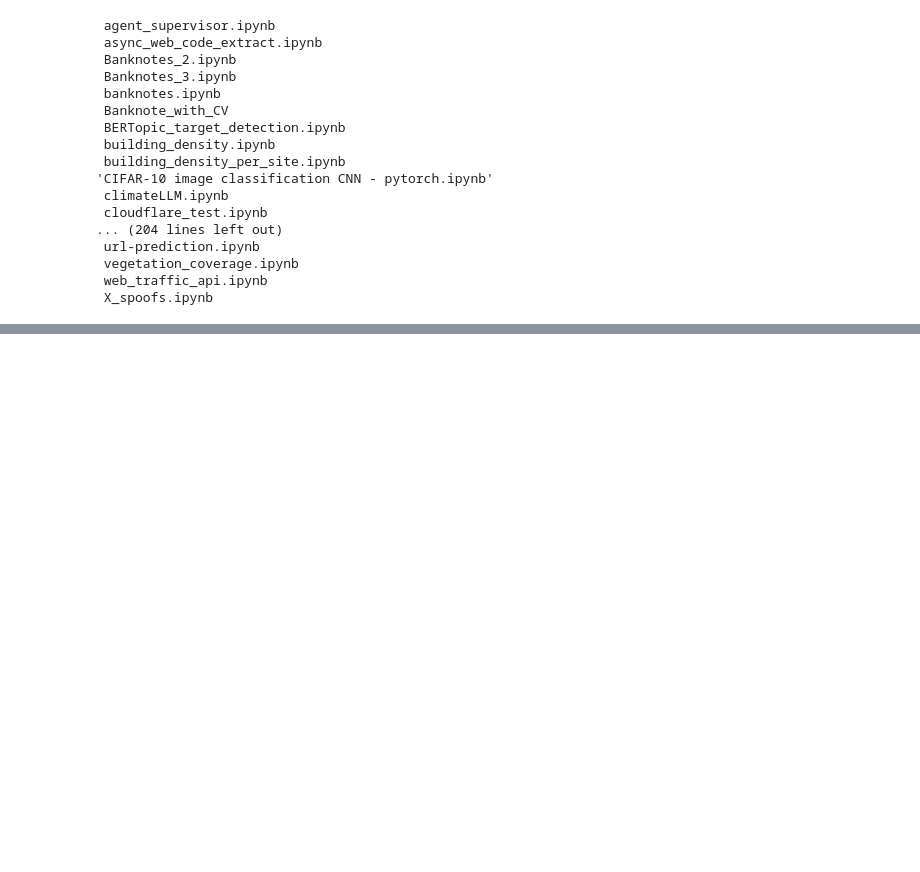
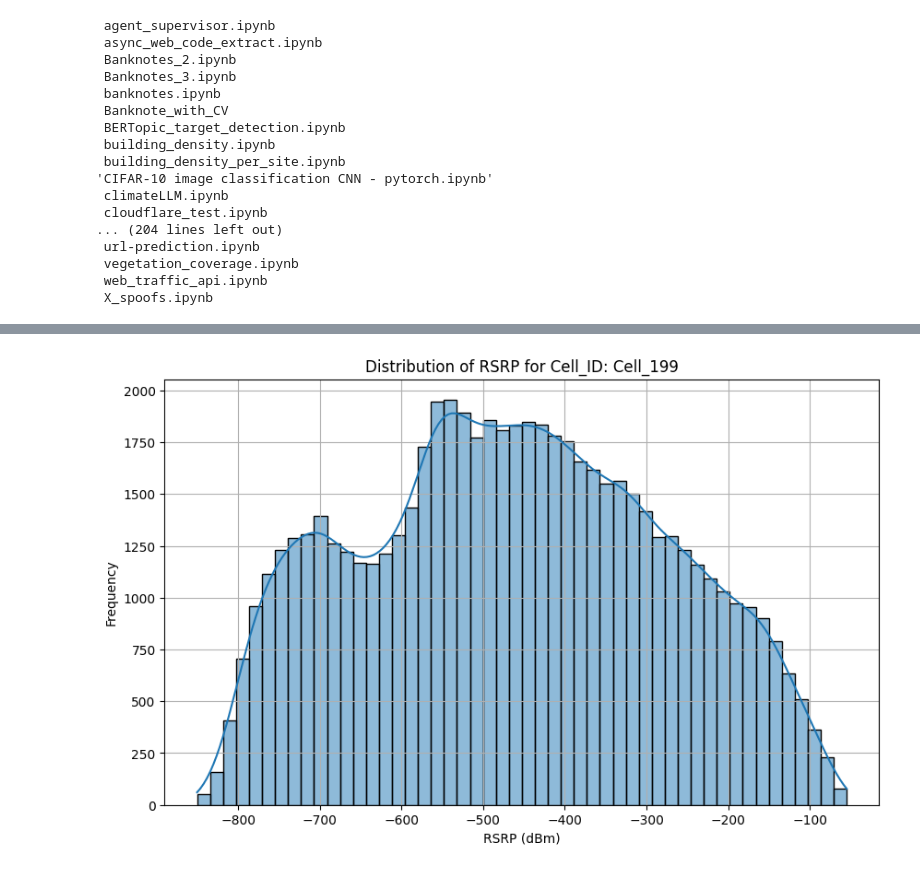
Before and after one commit to pabasara-samarakoon-4176/MDT_prediction, a Jupyter notebook: fyp_model_v6_kaggle.ipynb, the cells around one changed output, grey strips where cells are left out. Drawn from its saved outputs; the diff is of its cells as text; code cells hidden in the pictures; blank space fills up the shorter version.

```diff
--- a/fyp_model_v6_kaggle.ipynb
+++ b/fyp_model_v6_kaggle.ipynb
@@ -63,6 +101,6 @@ import pandas as pd
 import warnings
 warnings.filterwarnings('ignore')
 # %%
-filename = '/kaggle/input/mdt-synthesizer/synthetic_v7.csv'
+filename = '/content/drive/MyDrive/Final_year_project/datasets/synthetic_v7.csv'
 df = pd.read_csv(filename)
 df.head()
@@ -74,5 +137,20 @@ cell_counts
 # %%
 cell_counts_list = cell_counts.tolist()
+# %%
+import matplotlib.pyplot as plt
+import seaborn as sns
+
+cell_199_df = df[df['Cell_ID'] == 'Cell_199'].copy()
+
+plt.figure(figsize=(10, 6))
+sns.histplot(cell_199_df['RSRP'], kde=True, bins=50)
+plt.title('Distribution of RSRP for Cell_ID: Cell_199')
+plt.xlabel('RSRP (dBm)')
+plt.ylabel('Frequency')
+plt.grid(True)
+plt.show()
+# %% [output]
+[figure, added]
 # %%
 import pandas as pd
 import numpy as np
```
Also changed, not shown: parts of 82 cells of this notebook.
